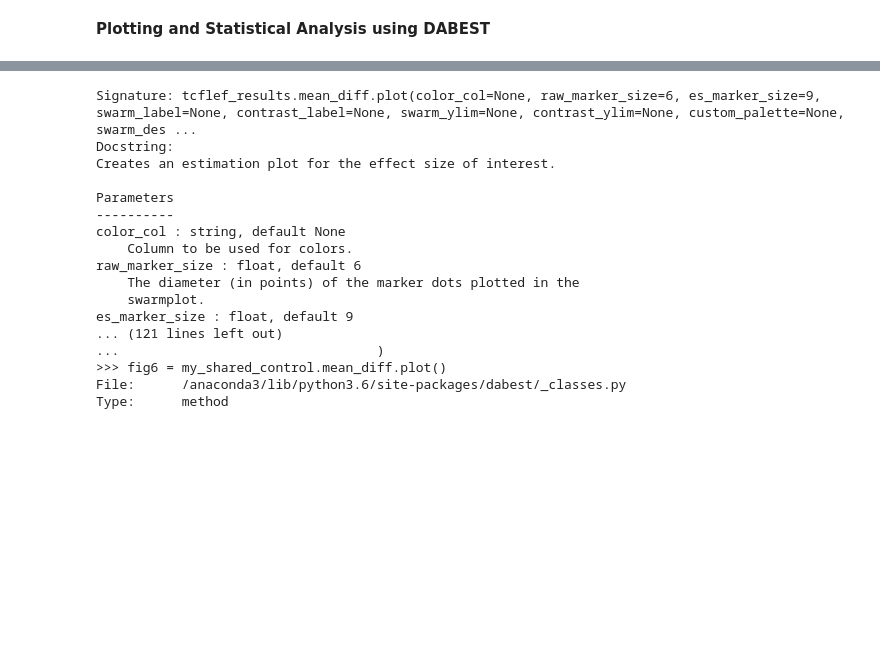
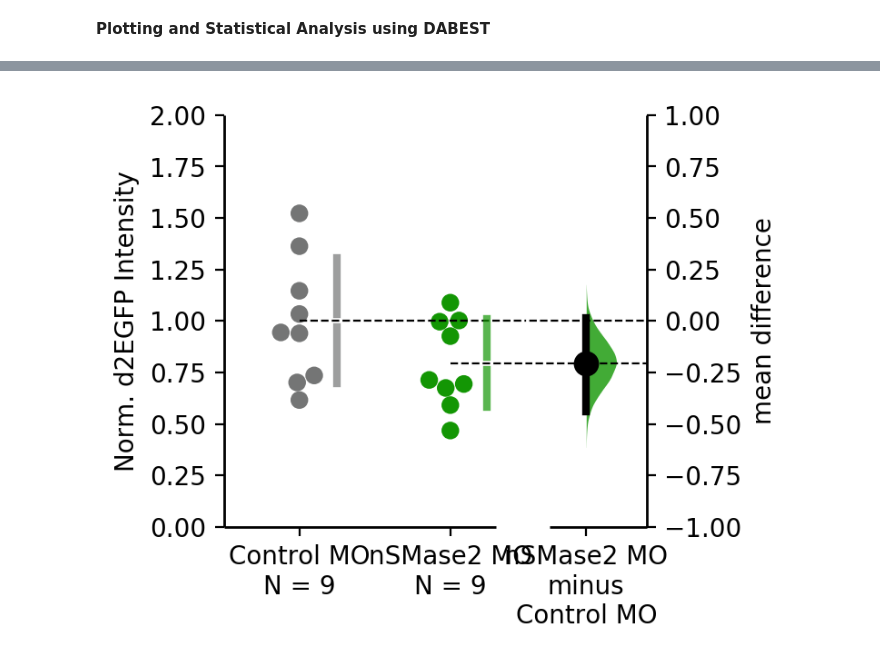
Before and after one commit to candrews19/data, a Jupyter notebook: nSMase2/TCFLefH2Bd2EGFPIntensity/20190608_TCFLefd2EGFPAnalysis.ipynb, the cells around one changed output, grey strips where cells are left out. Cells and saved outputs as stored; diff of their text form; code cells hidden in the pictures; blank space fills up the shorter version.

```diff
--- a/nSMase2/TCFLefH2Bd2EGFPIntensity/20190608_TCFLefd2EGFPAnalysis.ipynb
+++ b/nSMase2/TCFLefH2Bd2EGFPIntensity/20190608_TCFLefd2EGFPAnalysis.ipynb
@@ -147,7 +147,7 @@ results_6ss.head()
 | 3 | 3 | Emb2 | 20190520 | 0.227935 | 0.264035 | 1.158379 | 0.615750 | 0.713272 | 20190520Emb2 |
 | 4 | 4 | Emb3 | 20190520 | 0.259482 | 0.218803 | 0.843232 | 0.700970 | 0.591081 | 20190520Emb3 |
 # %%
-tcflef_results = dabest.load(results_6ss, idx=('Control MO', 'nSMase2 MO')
+results = dabest.load(results_6ss, idx=('Control MO', 'nSMase2 MO')
                                 ,id_col='ID', paired=True)
-tcflef_results.mean_diff.statistical_tests
+results.mean_diff.statistical_tests
 # %% [output]
@@ -166,23 +158,58 @@ fig1 = tcflef_results.mean_diff.plot(swarm_label='Norm. d2EGFP Intensity'
-# %%
-tcflef_results.mean_diff.plot?
-# %% [output]
-Signature: tcflef_results.mean_diff.plot(color_col=None, raw_marker_size=6, es_marker_size=9, swarm_label=None, contrast_label=None, swarm_ylim=None, contrast_ylim=None, custom_palette=None, swarm_des ...
-Docstring:
-Creates an estimation plot for the effect size of interest.
-
-Parameters
-----------
-color_col : string, default None
-    Column to be used for colors.
-raw_marker_size : float, default 6
-    The diameter (in points) of the marker dots plotted in the
-    swarmplot.
-es_marker_size : float, default 9
-... (121 lines left out)
-...                                 )
->>> fig6 = my_shared_control.mean_diff.plot()
-File:      /anaconda3/lib/python3.6/site-packages/dabest/_classes.py
-Type:      method
+# %%
+
+
+fig1 = results.mean_diff.plot(
+    #Set overall figure parameters
+                dpi=200
+                ,fig_size=(3,3)
+
+    #Edit legend features, use matplotlib.Axes.legend kwargs in dictionary format
+#                 ,legend_kwargs={'loc':'upper left'
+#                                 ,'frameon':True}
+
+
+    #Edit 0 line features, use matplotlib.Axes.hlines kwargs in dictionary format
+                ,reflines_kwargs= {'linestyle':'dashed'
+                               ,'linewidth':.8
+                               ,'color' : 'black'}
+
+    #Set swarm plot parameters
+                ,swarm_label='Norm. d2EGFP Intensity'
+                ,swarm_ylim=(0,2)
+                ,show_pairs=False                    #connect paired points? Yes (True), no (False)
+#                 ,color_col='ID'                   #color points based on defined column identifier
+                ,custom_palette={'Control MO':'#747575'
+                                 ,'nSMase2 MO':'#139604'}
+                ,swarm_desat=1
+                ,group_summaries='mean_sd'           #display mean+/-sd as bars next to swarm plots
+                ,group_summaries_offset=0.15
+    #Edit swarmplot features, use seaborn.swarmplot kwargs in dictionary format
+                ,swarmplot_kwargs={'size':7}
+
+
+    #Edit group summary line features, use matplotlib.lines.Line2D kwargs in dictionary format
+                ,group_summary_kwargs={'lw':3
+                                      ,'alpha':.7}
+    #Set effect size plot parameters
+                ,float_contrast=True                 #displays mean difference next to graph (True) or below graph (False)
+                ,contrast_label='mean difference'
+                ,es_marker_size=9
+                ,halfviolin_desat=1
+                ,halfviolin_alpha=0.8
+    #Edit violin features, use sns.violinplot kwargs in dictionary format
+                ,violinplot_kwargs={'widths':0.5}
+
+    #Edit legend features, use matplotlib.Axes.legend kwargs in dictionary format
+#                 ,legend_kwargs={'loc':'upper left'
+#                                 ,'frameon':True}
+
+
+    #Edit slopegraph features, use
+                    #kwargs in dictionary format
+#                 ,slopegraph_kwargs={'color':'blue'}
+                             )
+# %% [output]
+[figure, added]
 # %%
 # Build our plot of these data
 
```
Also changed, not shown: parts of 7 cells of this notebook, 14 other files.
